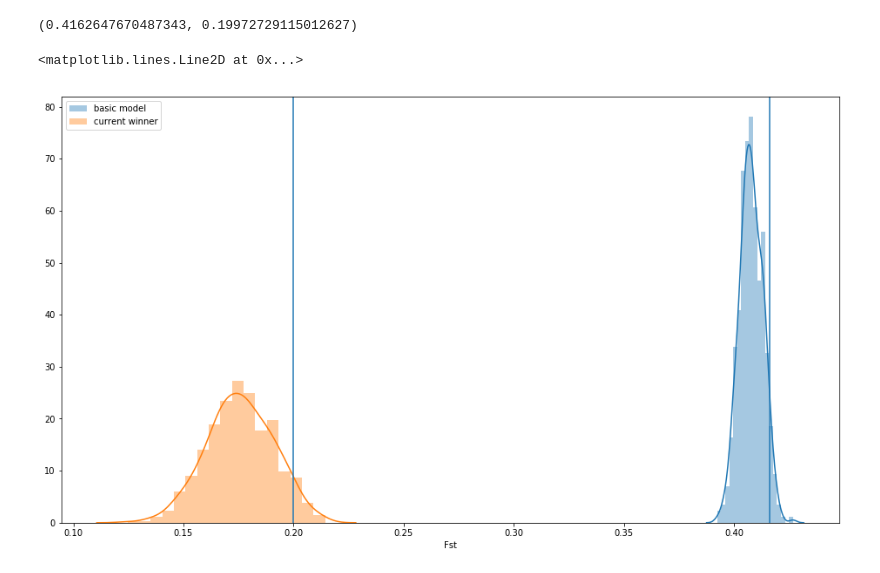
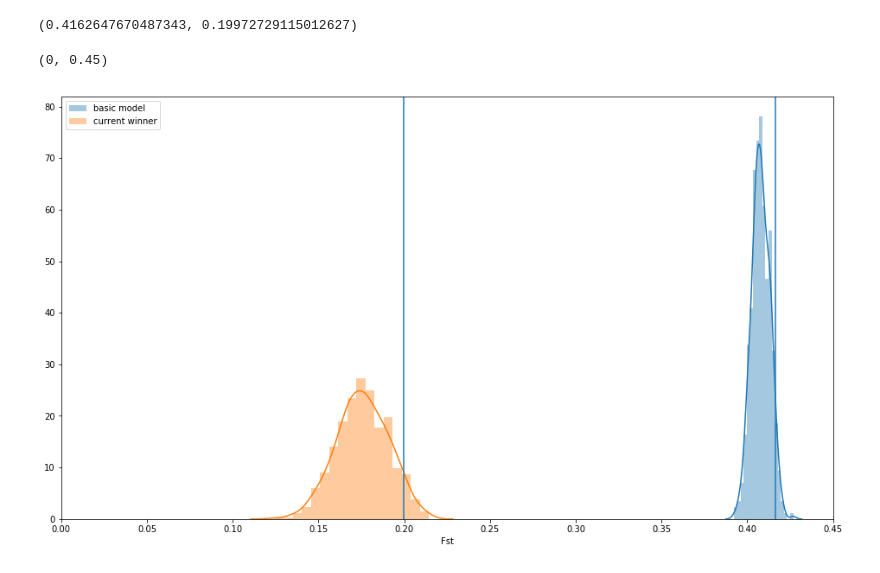
Before and after one commit to DRL/SMBE-SGE-2019, a Jupyter notebook: Session_2/Fst_short_chuncks/Fst_istogram.ipynb, the cells around one changed output. Drawn from its saved outputs; the diff is of its cells as text; code cells hidden in the pictures.

```diff
--- a/Session_2/Fst_short_chuncks/Fst_istogram.ipynb
+++ b/Session_2/Fst_short_chuncks/Fst_istogram.ipynb
@@ -17,10 +23,11 @@ cutoff
 # %%
 fig, ax = plt.subplots(figsize=(16,9))
 sns.distplot(basic_short['Fst'], label='basic model')
 sns.distplot(current_winner_short['Fst'], label='current winner')
 plt.legend()
 plt.axvline(x=cutoff[0])
 plt.axvline(x=cutoff[1])
+ax.set_xlim((0, 0.45))
 # %% [output]
-<matplotlib.lines.Line2D at 0x...>
+(0, 0.45)
-[figure, old version]
+[figure, new version]
```
Also changed, not shown: parts of 3 cells of this notebook, 5 other files.
